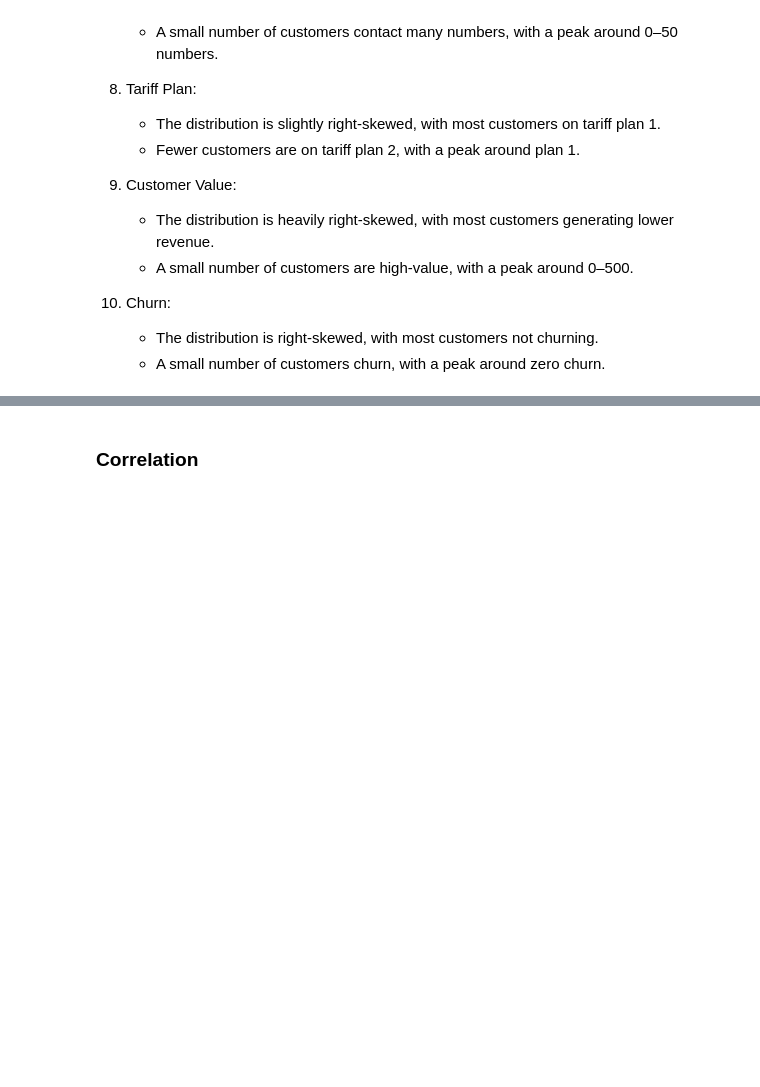
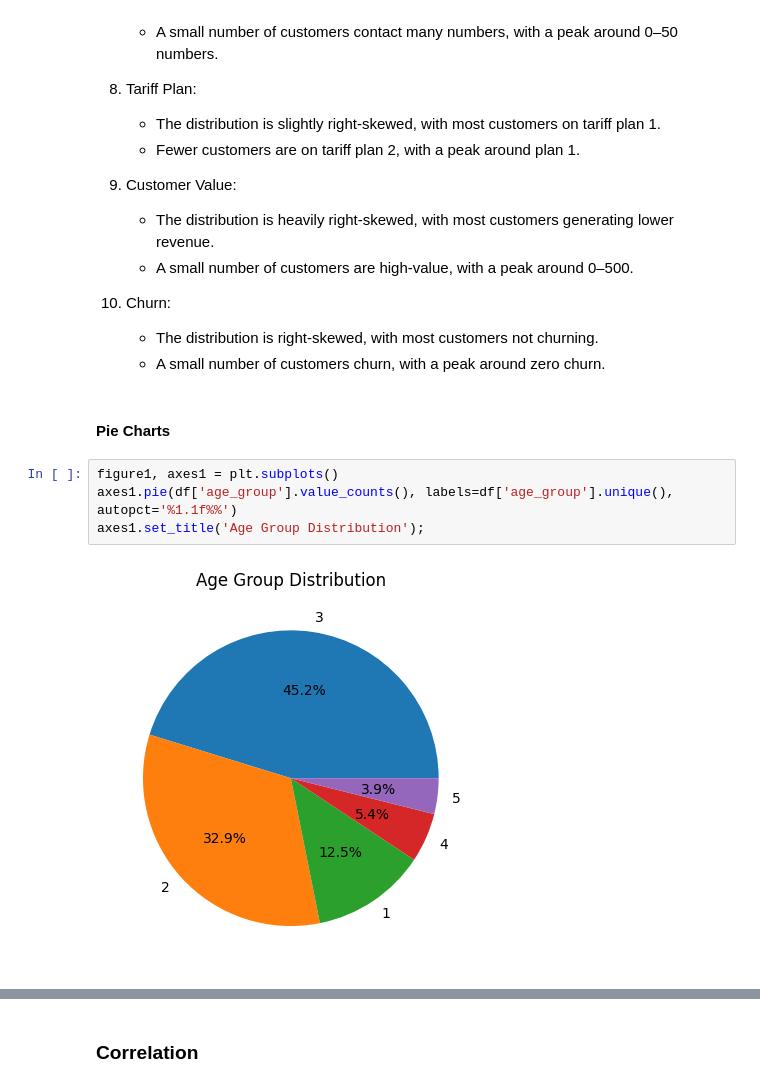
Before and after one commit to prnv19/Iranian-Churn-Prediction, a Jupyter notebook: EDA_V2.ipynb, the cells around one changed output, grey strips where cells are left out. Saved outputs shown, nothing was run; the diff lists cells and outputs as text; blank space fills up the shorter version.

Commit message:
Added pie charts

```diff
--- a/EDA_V2.ipynb
+++ b/EDA_V2.ipynb
@@ -158,3 +158,11 @@ From the histograms, we can observe the following insights:
 11. Churn:
     - The distribution is right-skewed, with most customers not churning.
     - A small number of customers churn, with a peak around zero churn.
+# %% [markdown]
+#### Pie Charts
+# %%
+figure1, axes1 = plt.subplots()
+axes1.pie(df['age_group'].value_counts(), labels=df['age_group'].unique(), autopct='%1.1f%%')
+axes1.set_title('Age Group Distribution');
+# %% [output]
+[figure, added]
```
Also changed, not shown: parts of 3 cells of this notebook.
